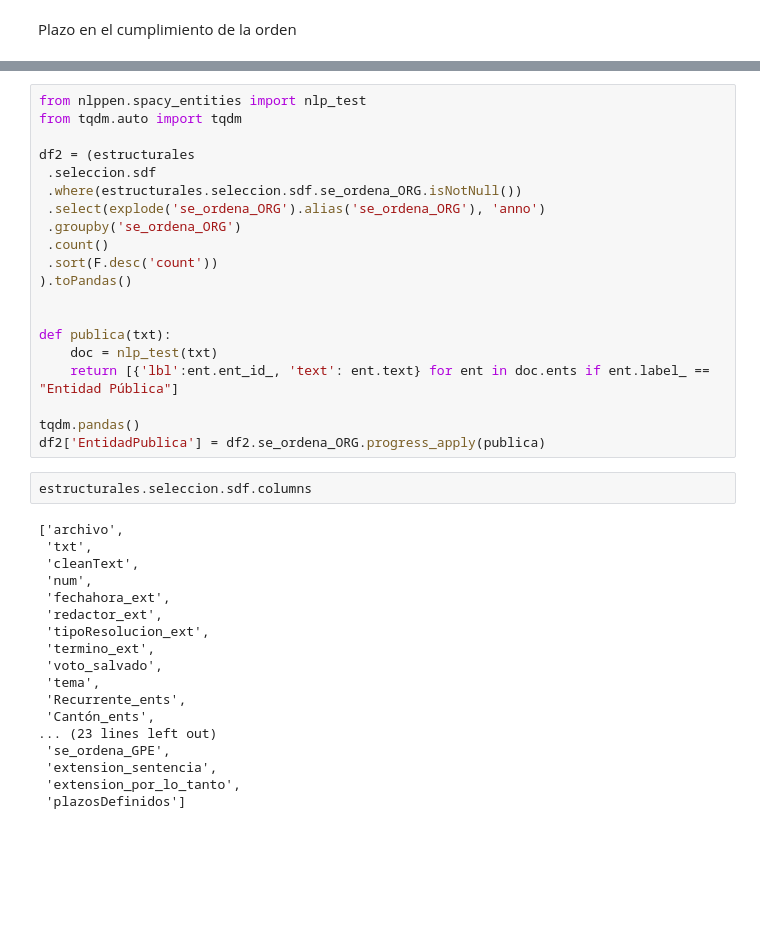
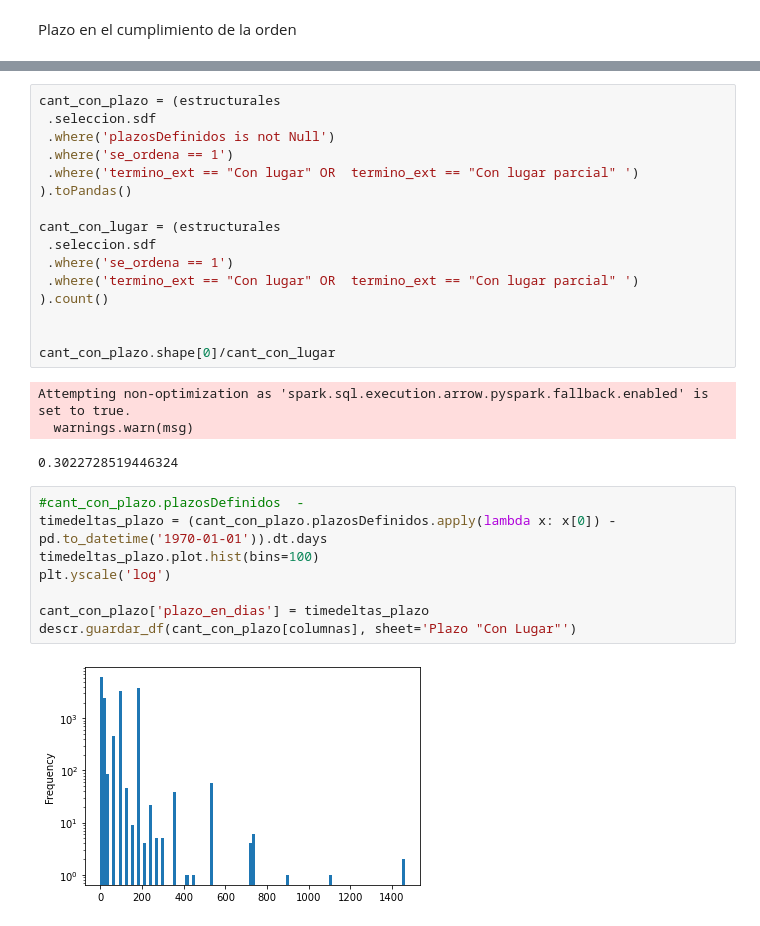
Before and after one commit to kennorsdb/nlppen, a Jupyter notebook: notebooks/ReporteTecnico/Reporte1.ipynb, the cells around one changed output, grey strips where cells are left out. Drawn from its saved outputs; the diff is of its cells as text; blank space fills up the shorter version.

```diff
--- a/notebooks/ReporteTecnico/Reporte1.ipynb
+++ b/notebooks/ReporteTecnico/Reporte1.ipynb
@@ -155,40 +293,30 @@ df2
 # %%
-from nlppen.spacy_entities import nlp_test
-from tqdm.auto import tqdm
-
-df2 = (estructurales
+cant_con_plazo = (estructurales
  .seleccion.sdf
- .where(estructurales.seleccion.sdf.se_ordena_ORG.isNotNull())
- .select(explode('se_ordena_ORG').alias('se_ordena_ORG'), 'anno')
- .groupby('se_ordena_ORG')
- .count()
- .sort(F.desc('count'))
+ .where('plazosDefinidos is not Null')
+ .where('se_ordena == 1')
+ .where('termino_ext == "Con lugar" OR  termino_ext == "Con lugar parcial" ')
 ).toPandas()
 
+cant_con_lugar = (estructurales
+ .seleccion.sdf
+ .where('se_ordena == 1')
+ .where('termino_ext == "Con lugar" OR  termino_ext == "Con lugar parcial" ')
+).count()
 
-def publica(txt):
-    doc = nlp_test(txt)
-    return [{'lbl':ent.ent_id_, 'text': ent.text} for ent in doc.ents if ent.label_ == "Entidad Pública"]
 
-tqdm.pandas()
-df2['EntidadPublica'] = df2.se_ordena_ORG.progress_apply(publica)
+cant_con_plazo.shape[0]/cant_con_lugar
+# %% [output]
+Attempting non-optimization as 'spark.sql.execution.arrow.pyspark.fallback.enabled' is set to true.
+  warnings.warn(msg)
+0.3022728519446324
-# %%
-estructurales.seleccion.sdf.columns
-# %% [output]
-['archivo',
- 'txt',
- 'cleanText',
- 'num',
- 'fechahora_ext',
- 'redactor_ext',
- 'tipoResolucion_ext',
- 'termino_ext',
- 'voto_salvado',
- 'tema',
- 'Recurrente_ents',
- 'Cantón_ents',
-... (23 lines left out)
- 'se_ordena_GPE',
- 'extension_sentencia',
- 'extension_por_lo_tanto',
- 'plazosDefinidos']
+# %%
+#cant_con_plazo.plazosDefinidos  -
+timedeltas_plazo = (cant_con_plazo.plazosDefinidos.apply(lambda x: x[0]) -  pd.to_datetime('1970-01-01')).dt.days
+timedeltas_plazo.plot.hist(bins=100)
+plt.yscale('log')
+
+cant_con_plazo['plazo_en_dias'] = timedeltas_plazo
+descr.guardar_df(cant_con_plazo[columnas], sheet='Plazo "Con Lugar"')
+# %% [output]
+[figure, added]
```
Also changed, not shown: parts of 16 cells of this notebook, 14 other files.
